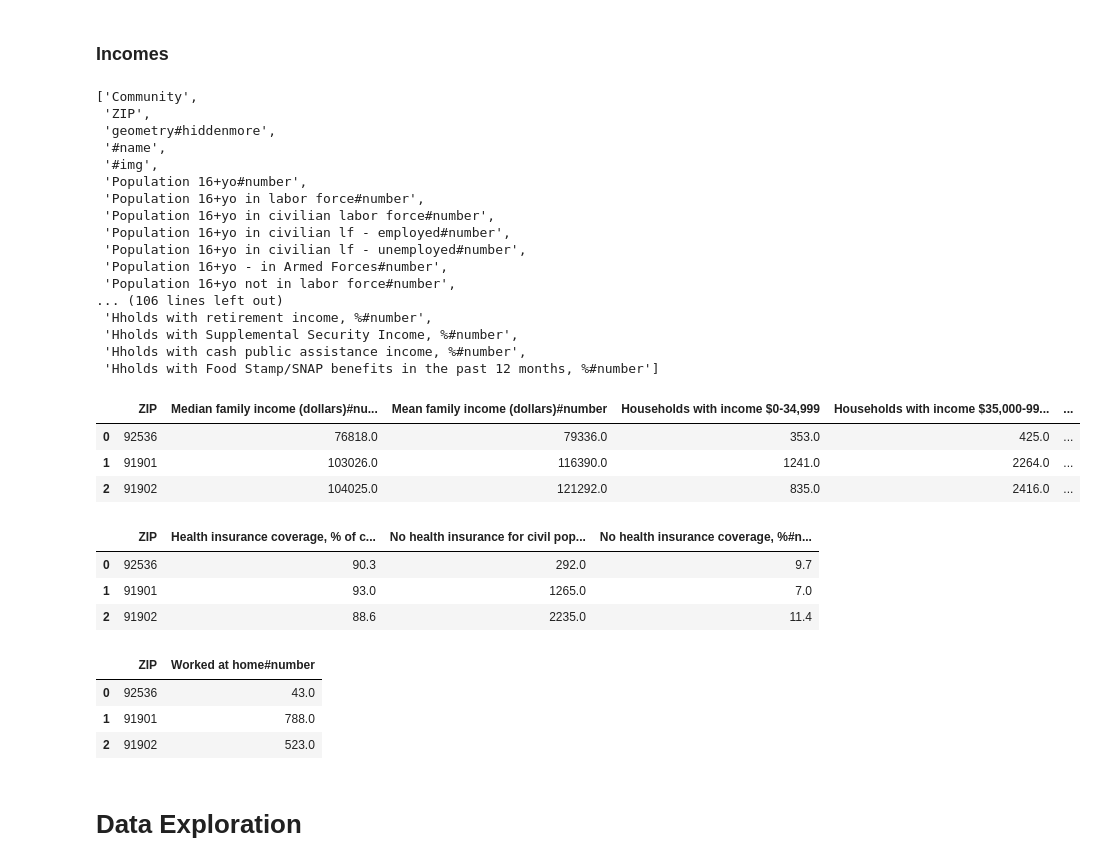
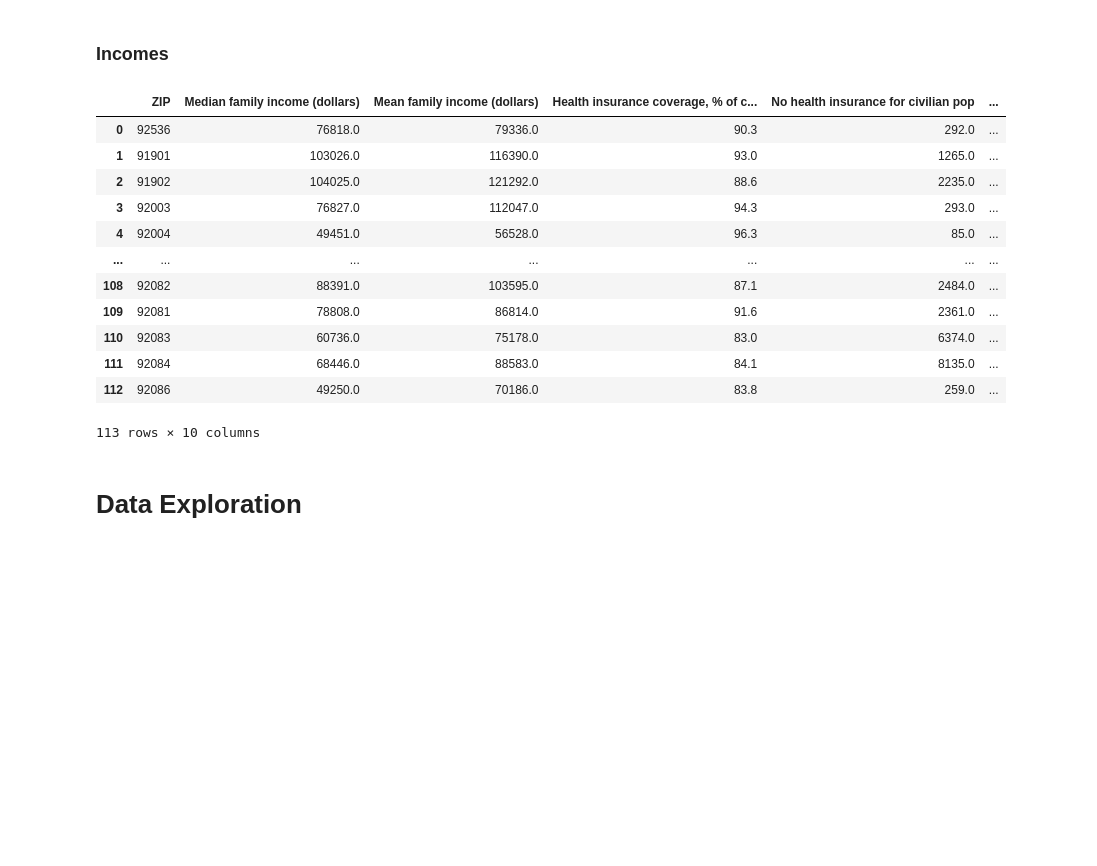
Before and after one commit to renaldyh27/COVID-Cool-for-School, a Jupyter notebook: Cleaning Datasets (Benjamin).ipynb, the cells around one changed output. Saved outputs shown, nothing was run; the diff lists cells and outputs as text; code cells hidden in the pictures; blank space fills up the shorter version.

Commit message:
cleaned more

```diff
--- a/Cleaning Datasets (Benjamin).ipynb
+++ b/Cleaning Datasets (Benjamin).ipynb
@@ -162,26 +162,6 @@ schools
 # %%
 incomes_path = os.path.join('Datasets', 'suave_income.csv')
 incomes = pd.read_csv(incomes_path, low_memory=False)
-# %%
-list(incomes.columns)
-# %% [output]
-['Community',
- 'ZIP',
- 'geometry#hiddenmore',
- '#name',
- '#img',
- 'Population 16+yo#number',
- 'Population 16+yo in labor force#number',
- 'Population 16+yo in civilian labor force#number',
- 'Population 16+yo in civilian lf - employed#number',
- 'Population 16+yo in civilian lf - unemployed#number',
- 'Population 16+yo - in Armed Forces#number',
- 'Population 16+yo not in labor force#number',
-... (106 lines left out)
- 'Hholds with retirement income, %#number',
- 'Hholds with Supplemental Security Income, %#number',
- 'Hholds with cash public assistance income, %#number',
- 'Hholds with Food Stamp/SNAP benefits in the past 12 months, %#number']
 # %%
 incomes_classes = incomes[["ZIP",
          "Hholds with income Less than $10,000#number",
@@ -195,56 +175,56 @@ incomes_classes = incomes[["ZIP",
          'Hholds with income $150,000 to $199,999#number',
          'Hholds with income $200,000 or more#number',
          'Median family income (dollars)#number',
          'Mean family income (dollars)#number',
+         'Health insurance coverage, % of civilian pop#number',
+         'No health insurance for civil pop#number',
+         'No health insurance coverage, %#number',
+         'Worked at home#number'
          ]]
 incomes_clean = incomes_classes.copy()
 incomes_clean["Households with income $0-34,999"] = (incomes_classes["Hholds with income Less than $10,000#number"]
                                                + incomes_classes["Hholds with income $10,000 to $14,999#number"]
                                                + incomes_classes["Hholds with income $15,000 to $24,999#number"]
                                                + incomes_classes["Hholds with income $25,000 to $34,999#number"]
                                               )
 incomes_clean["Households with income $35,000-99,999"] = (incomes_classes["Hholds with income $35,000 to $49,999#number"]
                                                + incomes_classes["Hholds with income $50,000 to $74,999#number"]
                                                + incomes_classes["Hholds with income $75,000 to $99,999#number"]
                                               )
 incomes_clean["Households with income $100,000+"] = (incomes_classes["Hholds with income $100,000 to $149,999#number"]
                                                + incomes_classes["Hholds with income $150,000 to $199,999#number"]
                                                + incomes_classes["Hholds with income $200,000 or more#number"]
                                               )
 incomes_clean = incomes_clean.drop(["Hholds with income Less than $10,000#number",
          'Hholds with income $10,000 to $14,999#number',
          'Hholds with income $15,000 to $24,999#number',
          'Hholds with income $25,000 to $34,999#number',
          'Hholds with income $35,000 to $49,999#number',
          'Hholds with income $50,000 to $74,999#number',
          'Hholds with income $75,000 to $99,999#number',
          'Hholds with income $100,000 to $149,999#number',
          'Hholds with income $150,000 to $199,999#number',
          'Hholds with income $200,000 or more#number',], axis=1)
-incomes_clean.head(3)
+incomes_clean = incomes_clean.rename(columns={'Median family income (dollars)#number': 'Median family income (dollars)',
+                                             'Mean family income (dollars)#number' :'Mean family income (dollars)',
+                                             'Health insurance coverage, % of civilian pop#number':'Health insurance coverage, % of civilian pop',
+                                             'No health insurance for civil pop#number': 'No health insurance for civilian pop',
+                                             'No health insurance coverage, %#number': 'No health insurance coverage %',
+                                             'Worked at home#number': 'Worked at home'})
+incomes_clean
 # %% [output]
-|  | ZIP | Median family income (dollars)#nu... | Mean family income (dollars)#number | Households with income $0-34,999 | Households with income $35,000-99... | ... |
-| 0 | 92536 | 76818.0 | 79336.0 | 353.0 | 425.0 | ... |
-| 1 | 91901 | 103026.0 | 116390.0 | 1241.0 | 2264.0 | ... |
-| 2 | 91902 | 104025.0 | 121292.0 | 835.0 | 2416.0 | ... |
+|  | ZIP | Median family income (dollars) | Mean family income (dollars) | Health insurance coverage, % of c... | No health insurance for civilian pop | ... |
+| 0 | 92536 | 76818.0 | 79336.0 | 90.3 | 292.0 | ... |
+| 1 | 91901 | 103026.0 | 116390.0 | 93.0 | 1265.0 | ... |
+| 2 | 91902 | 104025.0 | 121292.0 | 88.6 | 2235.0 | ... |
+| 3 | 92003 | 76827.0 | 112047.0 | 94.3 | 293.0 | ... |
+| 4 | 92004 | 49451.0 | 56528.0 | 96.3 | 85.0 | ... |
+| ... | ... | ... | ... | ... | ... | ... |
+| 108 | 92082 | 88391.0 | 103595.0 | 87.1 | 2484.0 | ... |
+| 109 | 92081 | 78808.0 | 86814.0 | 91.6 | 2361.0 | ... |
+| 110 | 92083 | 60736.0 | 75178.0 | 83.0 | 6374.0 | ... |
+| 111 | 92084 | 68446.0 | 88583.0 | 84.1 | 8135.0 | ... |
+| 112 | 92086 | 49250.0 | 70186.0 | 83.8 | 259.0 | ... |
+113 rows × 10 columns
-# %%
-health_insurance = incomes[['ZIP',
-                            'Health insurance coverage, % of civilian pop#number',
-         'No health insurance for civil pop#number',
-         'No health insurance coverage, %#number',]]
-health_insurance.head(3)
-# %% [output]
-|  | ZIP | Health insurance coverage, % of c... | No health insurance for civil pop... | No health insurance coverage, %#n... |
-| 0 | 92536 | 90.3 | 292.0 | 9.7 |
-| 1 | 91901 | 93.0 | 1265.0 | 7.0 |
-| 2 | 91902 | 88.6 | 2235.0 | 11.4 |
-# %%
-worked_at_home = incomes[['ZIP', 'Worked at home#number']]
-worked_at_home.head(3)
-# %% [output]
-|  | ZIP | Worked at home#number |
-| 0 | 92536 | 43.0 |
-| 1 | 91901 | 788.0 |
-| 2 | 91902 | 523.0 |
 # %% [markdown]
 # Data Exploration
```
Also changed, not shown: parts of 1 cell of this notebook.
